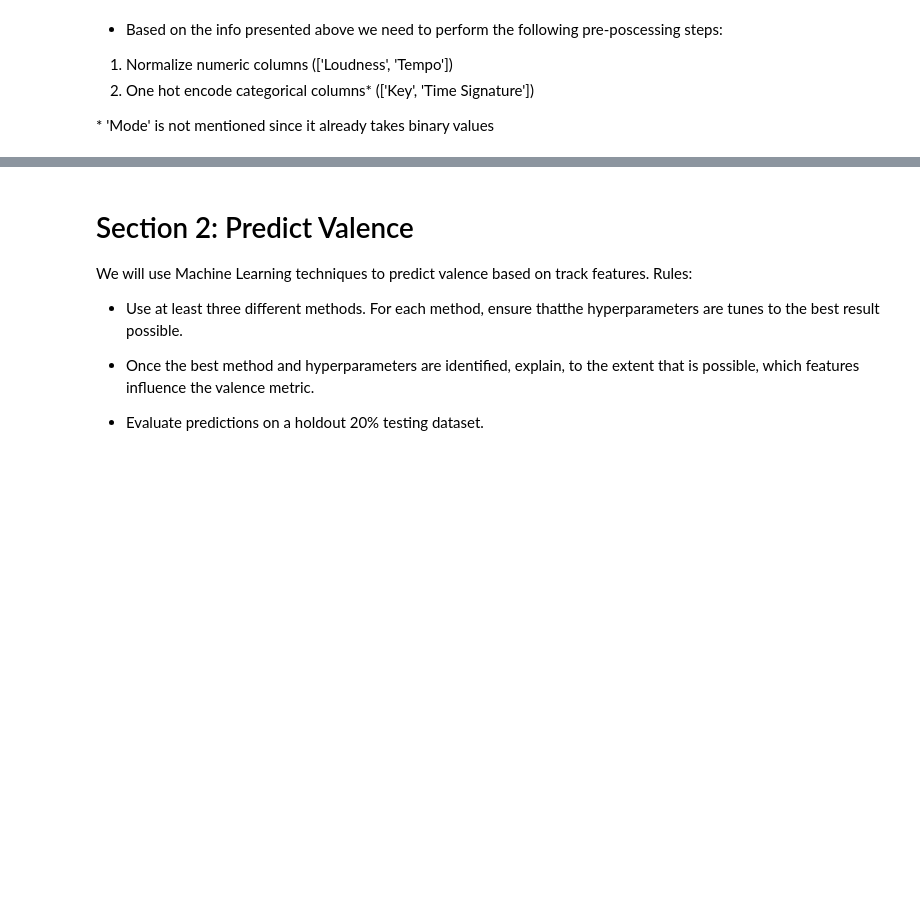
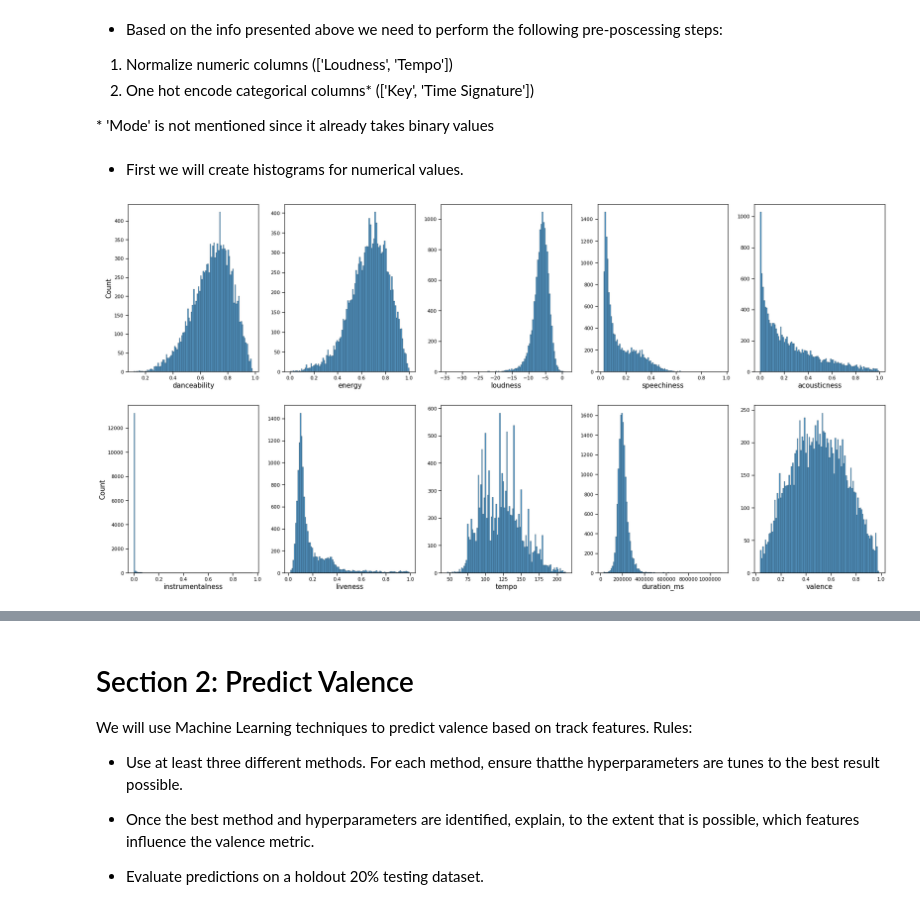
Before and after one commit to geo-chalk/spotify_valence, a Jupyter notebook: spotify_valence.ipynb, the cells around one changed output, grey strips where cells are left out. Drawn from its saved outputs; the diff is of its cells as text; code cells hidden in the pictures; blank space fills up the shorter version.

Commit message:
Created Histograms for all parameters

```diff
--- a/spotify_valence.ipynb
+++ b/spotify_valence.ipynb
@@ -197,6 +198,11 @@ We will use inferential statistic methods to study how track features influence
 * We'll turn the dictionary to a DataFrame.
 # %%
 # create df, reset index (since the song id is currently index) and rename to song_id
-df = pd.DataFrame.from_dict(features, orient='index').reset_index().rename(columns={'index': 'song_id'})
-df.head()
+try:
+    df = pd.DataFrame.from_dict(features, orient='index').reset_index().rename(columns={'index': 'song_id'})
+    df.head()
+    print('DataFrame created!')
+except:
+    df = pd.read_csv('./audio_features.csv')
+    print('DataFrame loeaded from file.')
 # %% [output]
@@ -324,0 +333,27 @@ Info about the columns:
+# %% [markdown]
+* First we will create histograms for numerical values.
+# %%
+# fix styling
+sns.set_context("notebook", rc={"font.size":8,"axes.titlesize":8,"axes.labelsize":15})
+
+# Create columns iterator
+numerical = df.loc[:, ~df.columns.isin(('key',	'mode',	'time_signature'))].columns
+lst = iter(numerical)
+
+# Create histograms
+fig, axes = plt.subplots(2, 5, figsize=(30, 15))
+
+
+for triaxis in axes:
+    for i, axis in enumerate(triaxis):
+        try:
+            b = sns.histplot(data = df, x=df[next(lst)], bins = 100, ax=axis)
+            if i != 0:
+                b.set_ylabel(None)
+        except IndexError:
+            break
+
+
+_ = sns.reset_orig
+# %% [output]
+[figure, added]
```
Also changed, not shown: parts of 5 cells of this notebook.
